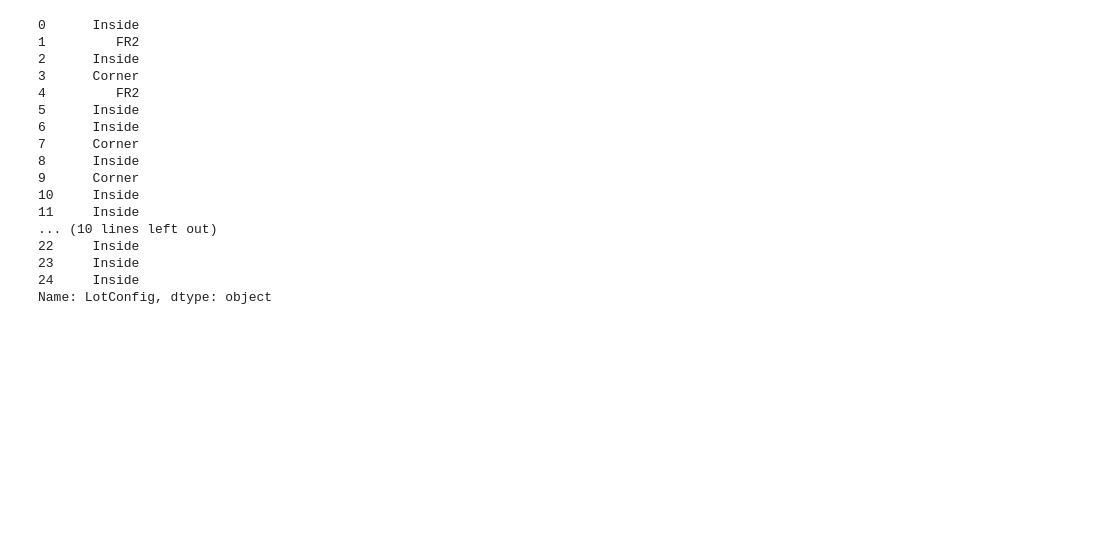
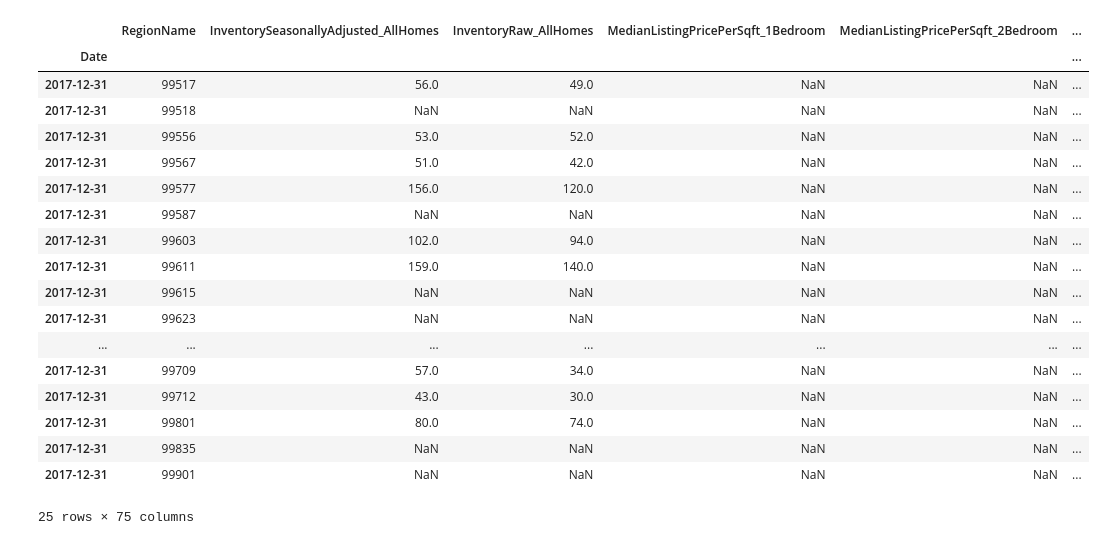
Before and after one commit to cliffrunner/Springboard_Capstone_1, a Jupyter notebook: Capstone_1_predicting_house_price.ipynb, the cells around one changed output. Drawn from its saved outputs; the diff is of its cells as text; code cells hidden in the pictures; blank space fills up the shorter version.

```diff
--- a/Capstone_1_predicting_house_price.ipynb
+++ b/Capstone_1_predicting_house_price.ipynb
@@ -45,20 +62,22 @@ df.head()
 # %%
-df['LotConfig'].head(25)
+df.tail(25)
 # %% [output]
+|  | RegionName | InventorySeasonallyAdjusted_AllHomes | InventoryRaw_AllHomes | MedianListingPricePerSqft_1Bedroom | MedianListingPricePerSqft_2Bedroom | ... |
+| Date |  |  |  |  |  | ... |
+| 2017-12-31 | 99517 | 56.0 | 49.0 | NaN | NaN | ... |
+| 2017-12-31 | 99518 | NaN | NaN | NaN | NaN | ... |
+| 2017-12-31 | 99556 | 53.0 | 52.0 | NaN | NaN | ... |
+| 2017-12-31 | 99567 | 51.0 | 42.0 | NaN | NaN | ... |
+| 2017-12-31 | 99577 | 156.0 | 120.0 | NaN | NaN | ... |
+| 2017-12-31 | 99587 | NaN | NaN | NaN | NaN | ... |
+| 2017-12-31 | 99603 | 102.0 | 94.0 | NaN | NaN | ... |
+| 2017-12-31 | 99611 | 159.0 | 140.0 | NaN | NaN | ... |
+| 2017-12-31 | 99615 | NaN | NaN | NaN | NaN | ... |
+| 2017-12-31 | 99623 | NaN | NaN | NaN | NaN | ... |
+| ... | ... | ... | ... | ... | ... | ... |
+| 2017-12-31 | 99709 | 57.0 | 34.0 | NaN | NaN | ... |
+| 2017-12-31 | 99712 | 43.0 | 30.0 | NaN | NaN | ... |
+| 2017-12-31 | 99801 | 80.0 | 74.0 | NaN | NaN | ... |
+| 2017-12-31 | 99835 | NaN | NaN | NaN | NaN | ... |
+| 2017-12-31 | 99901 | NaN | NaN | NaN | NaN | ... |
-0      Inside
-1         FR2
-2      Inside
-3      Corner
-4         FR2
-5      Inside
-6      Inside
-7      Corner
-8      Inside
-9      Corner
-10     Inside
-11     Inside
-... (10 lines left out)
-22     Inside
-23     Inside
-24     Inside
-Name: LotConfig, dtype: object
+25 rows × 75 columns
```
Also changed, not shown: parts of 10 cells of this notebook.
